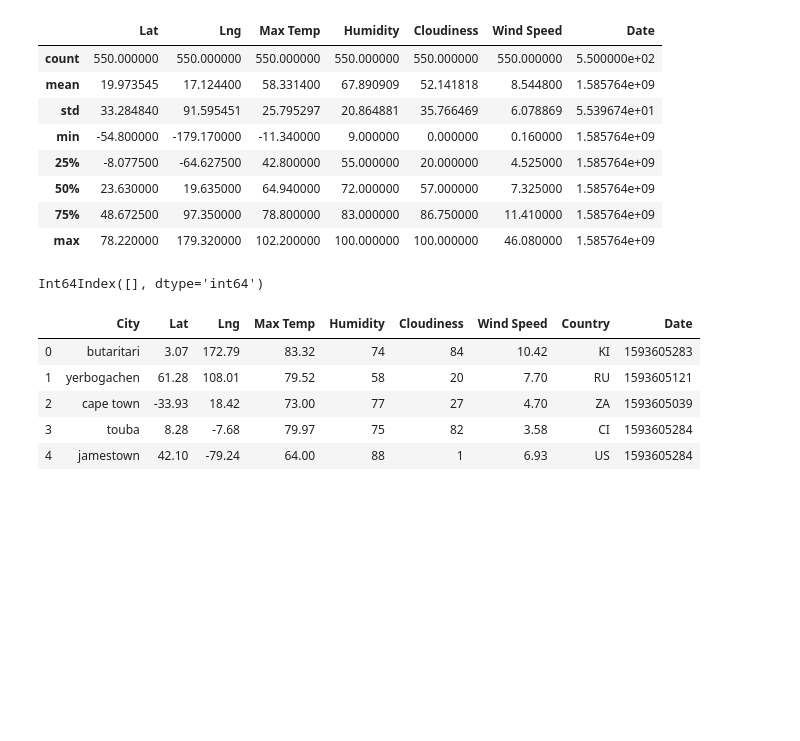
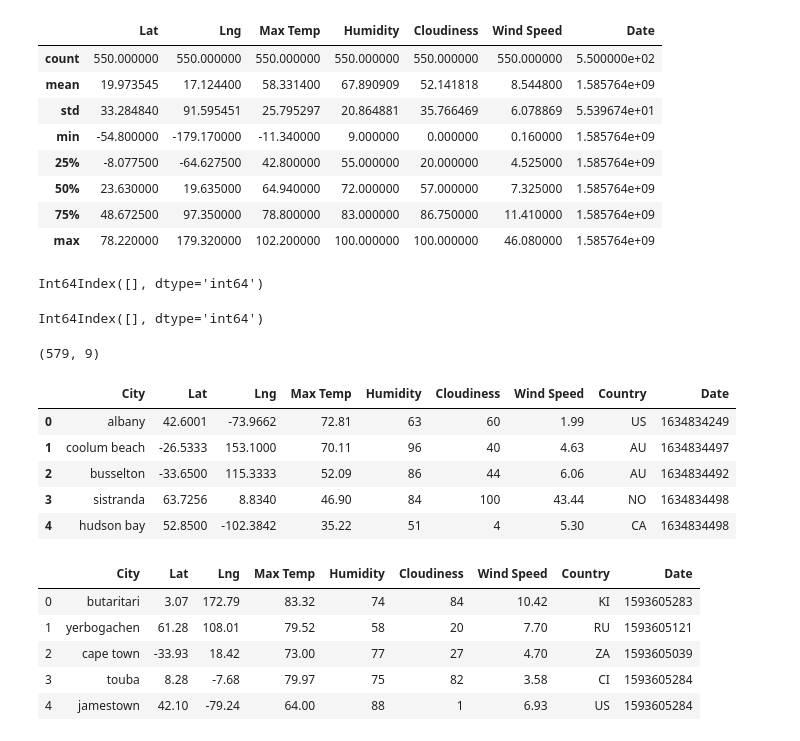
Before and after one commit to jennylynnlong/python-api-challenge, a Jupyter notebook: WeatherPy JL.ipynb, the cells around one changed output. Cells and saved outputs as stored; diff of their text form; code cells hidden in the pictures; blank space fills up the shorter version.

```diff
--- a/WeatherPy JL.ipynb
+++ b/WeatherPy JL.ipynb
@@ -204,10 +242,32 @@ Skip this step if there are no cities that have humidity > 100%.
 | 50% | 23.630000 | 19.635000 | 64.940000 | 72.000000 | 57.000000 | 7.325000 | 1.585764e+09 |
 | 75% | 48.672500 | 97.350000 | 78.800000 | 83.000000 | 86.750000 | 11.410000 | 1.585764e+09 |
 | max | 78.220000 | 179.320000 | 102.200000 | 100.000000 | 100.000000 | 46.080000 | 1.585764e+09 |
+# %%
+# check for indices of cities with humidity over 100%
+highHum = weatherDF.index[weatherDF['Humidity']>100]
+highHum
+# %% [output]
+Int64Index([], dtype='int64')
 # %%
 #  Get the indices of cities that have humidity over 100%.
 # %% [output]
 Int64Index([], dtype='int64')
+# %%
+# new DF with dropped humidity
+clean_city_data = weatherDF.loc[weatherDF["Humidity"] <= 100]
+# %%
+clean_city_data.shape
+# %% [output]
+(579, 9)
+# %%
+clean_city_data.head()
+# %% [output]
+|  | City | Lat | Lng | Max Temp | Humidity | Cloudiness | Wind Speed | Country | Date |
+| 0 | albany | 42.6001 | -73.9662 | 72.81 | 63 | 60 | 1.99 | US | 1634834249 |
+| 1 | coolum beach | -26.5333 | 153.1000 | 70.11 | 96 | 40 | 4.63 | AU | 1634834497 |
+| 2 | busselton | -33.6500 | 115.3333 | 52.09 | 86 | 44 | 6.06 | AU | 1634834492 |
+| 3 | sistranda | 63.7256 | 8.8340 | 46.90 | 84 | 100 | 43.44 | NO | 1634834498 |
+| 4 | hudson bay | 52.8500 | -102.3842 | 35.22 | 51 | 4 | 5.30 | CA | 1634834498 |
 # %%
 # Make a new DataFrame equal to the city data to drop all humidity outliers by index.
 # Passing "inplace=False" will make a copy of the city_data DataFrame, which we call "clean_city_data".
```
Also changed, not shown: parts of 9 cells of this notebook, 1 other file.
